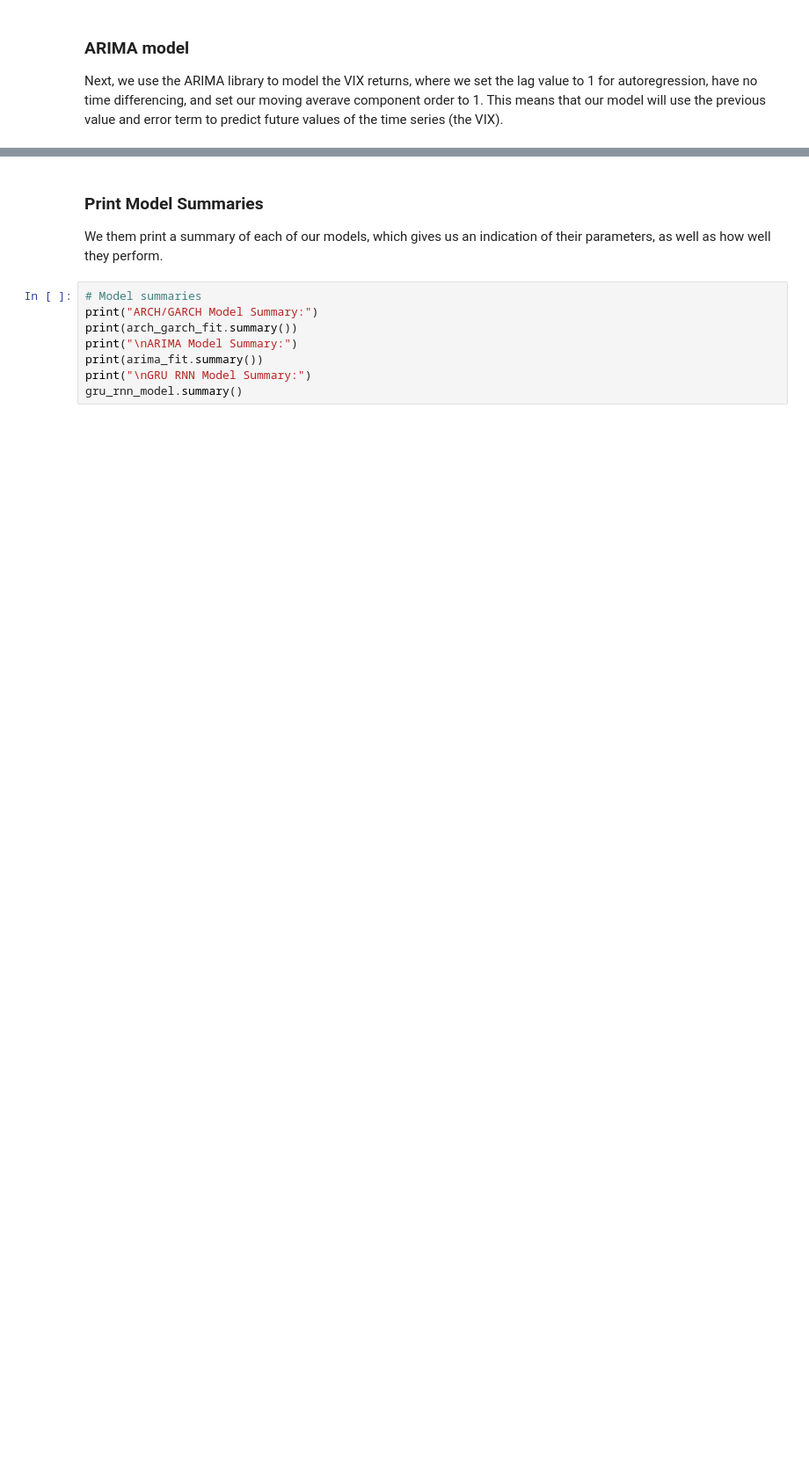
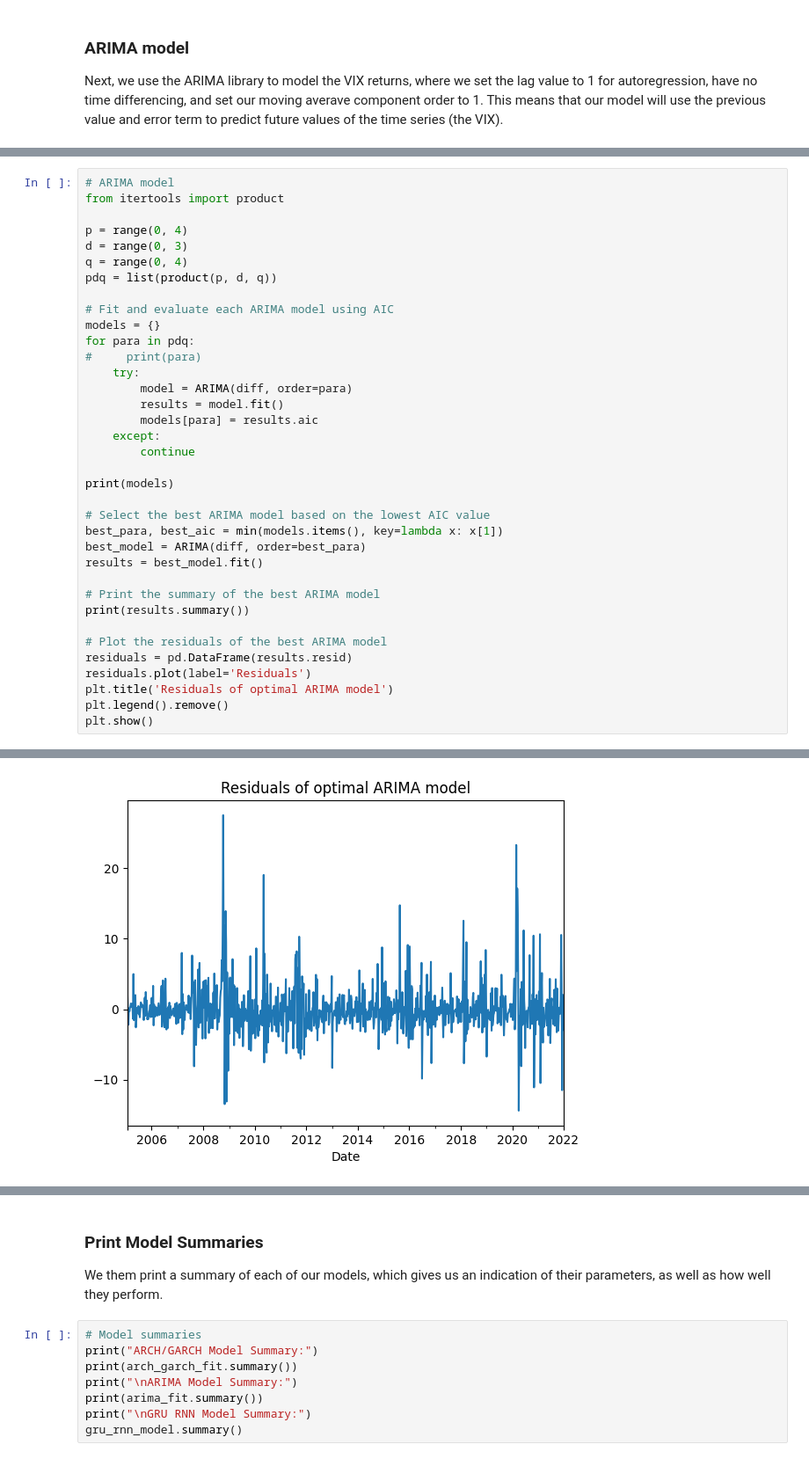
Before and after one commit to pbrowne011/vixproject, a Jupyter notebook: vix_models.ipynb, the cells around one changed output, grey strips where cells are left out. Shown at 88% size. Drawn from its saved outputs; the diff is of its cells as text; blank space fills up the shorter version.

```diff
--- a/vix_models.ipynb
+++ b/vix_models.ipynb
@@ -47,0 +153,37 @@ arima_fit = arima_model.fit()
+# %%
+# ARIMA model
+from itertools import product
+
+p = range(0, 4)
+d = range(0, 3)
+q = range(0, 4)
+pdq = list(product(p, d, q))
+
+# Fit and evaluate each ARIMA model using AIC
+models = {}
+for para in pdq:
+#     print(para)
+    try:
+        model = ARIMA(diff, order=para)
+        results = model.fit()
+        models[para] = results.aic
+    except:
+        continue
+
+print(models)
+
+# Select the best ARIMA model based on the lowest AIC value
+best_para, best_aic = min(models.items(), key=lambda x: x[1])
+best_model = ARIMA(diff, order=best_para)
+results = best_model.fit()
+
+# Print the summary of the best ARIMA model
+print(results.summary())
+
+# Plot the residuals of the best ARIMA model
+residuals = pd.DataFrame(results.resid)
+residuals.plot(label='Residuals')
+plt.title('Residuals of optimal ARIMA model')
+plt.legend().remove()
+plt.show()
+# %% [output]
@@ -48 +207,2 @@ arima_fit = arima_model.fit()
+[figure, added]
 # %% [markdown]
```
Also changed, not shown: parts of 18 cells of this notebook.
